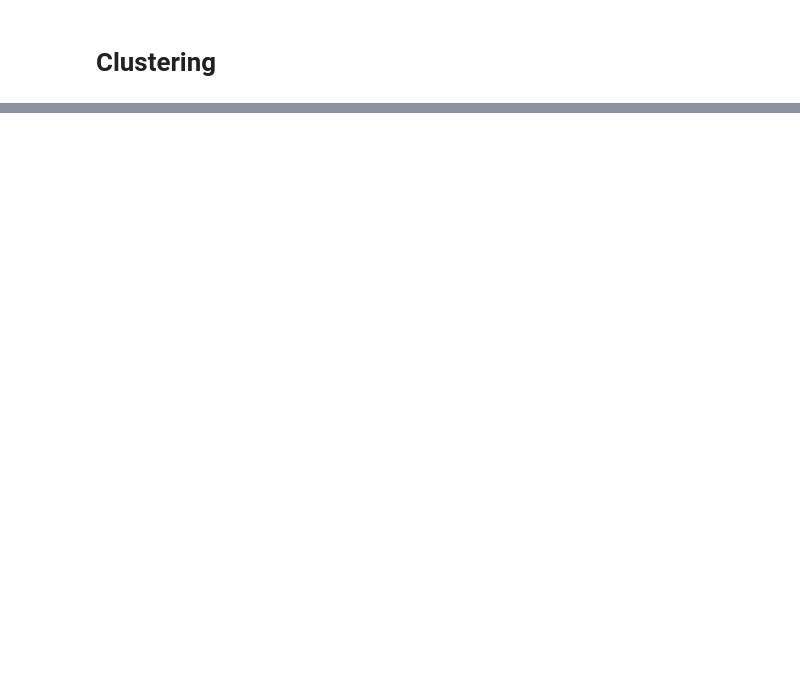
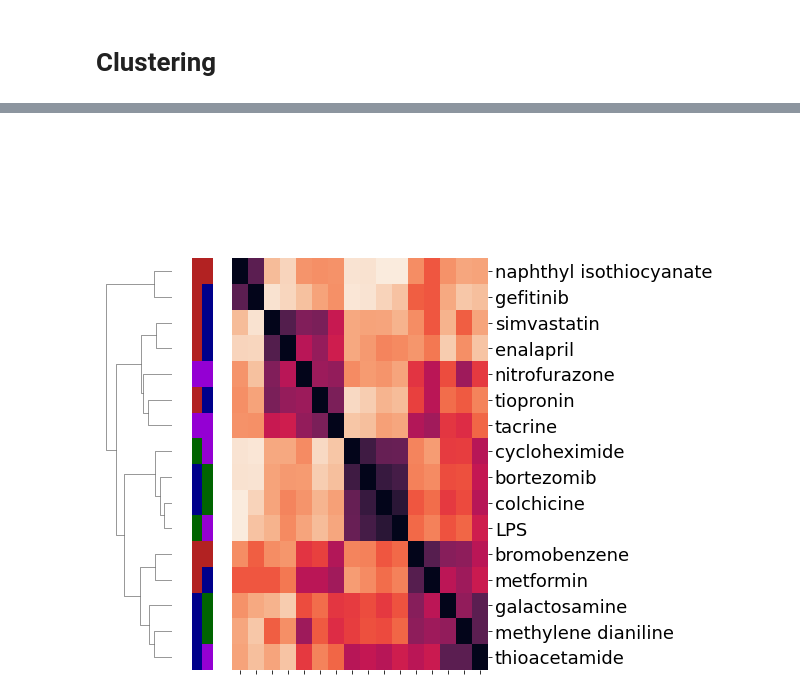
Before and after one commit to mizuno-group/RatDeconvolution, a Jupyter notebook: code/3_clustering.ipynb, the cells around one changed output, grey strips where cells are left out. Cells and saved outputs as stored; diff of their text form; code cells hidden in the pictures; blank space fills up the shorter version.

```diff
--- a/code/3_clustering.ipynb
+++ b/code/3_clustering.ipynb
@@ -322,0 +325,19 @@ plt.show()
+# %%
+col=[
+    "naphthyl isothiocyanate","gefitinib",
+    "simvastatin","enalapril","nitrofurazone","tiopronin","tacrine",
+    "cycloheximide","bortezomib","colchicine","LPS",
+    "bromobenzene","metformin","galactosamine", "methylene dianiline","thioacetamide",
+    ]
+
+color_cluster=["firebrick", "darkblue", "darkgreen", "darkviolet"]
+#row_colors = pd.DataFrame(
+#    {'immune':[color_cluster[i] for i in lst_cluster],
+#     'transcript':[color_cluster[i] for i in [0]*2+[1]*5+[2]*4+[3]*5]})
+row_colors =[
+    [color_cluster[i] for i in lst_cluster],
+    [color_cluster[i] for i in [0]*2+[1]*5+[2]*4+[3]*5]
+    ]
+plot_cluster(df_time, meta_distances, lst_cluster, col, row_colors=row_colors)
+# %% [output]
+[figure, added]
```
Also changed, not shown: parts of 21 cells of this notebook, 2 other files.
